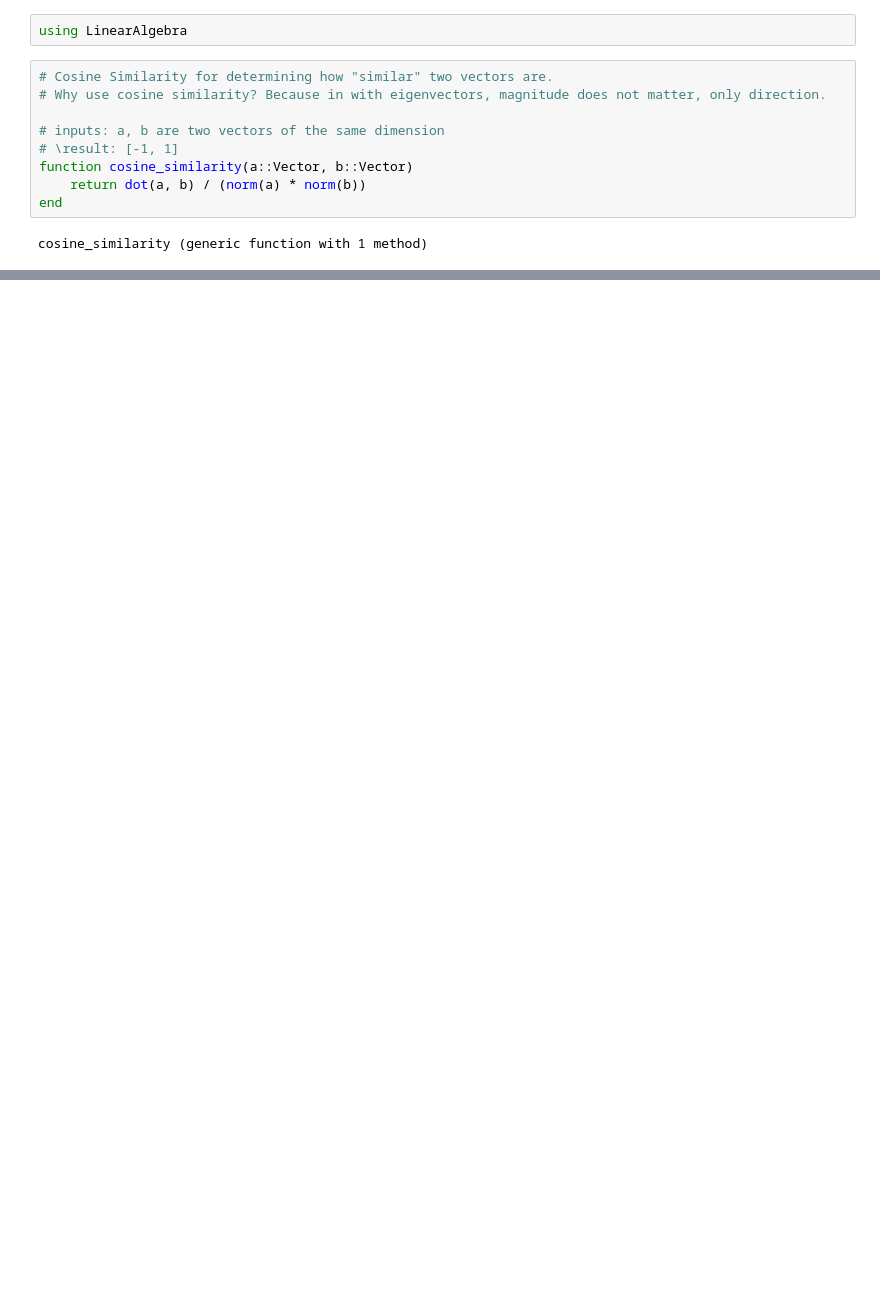
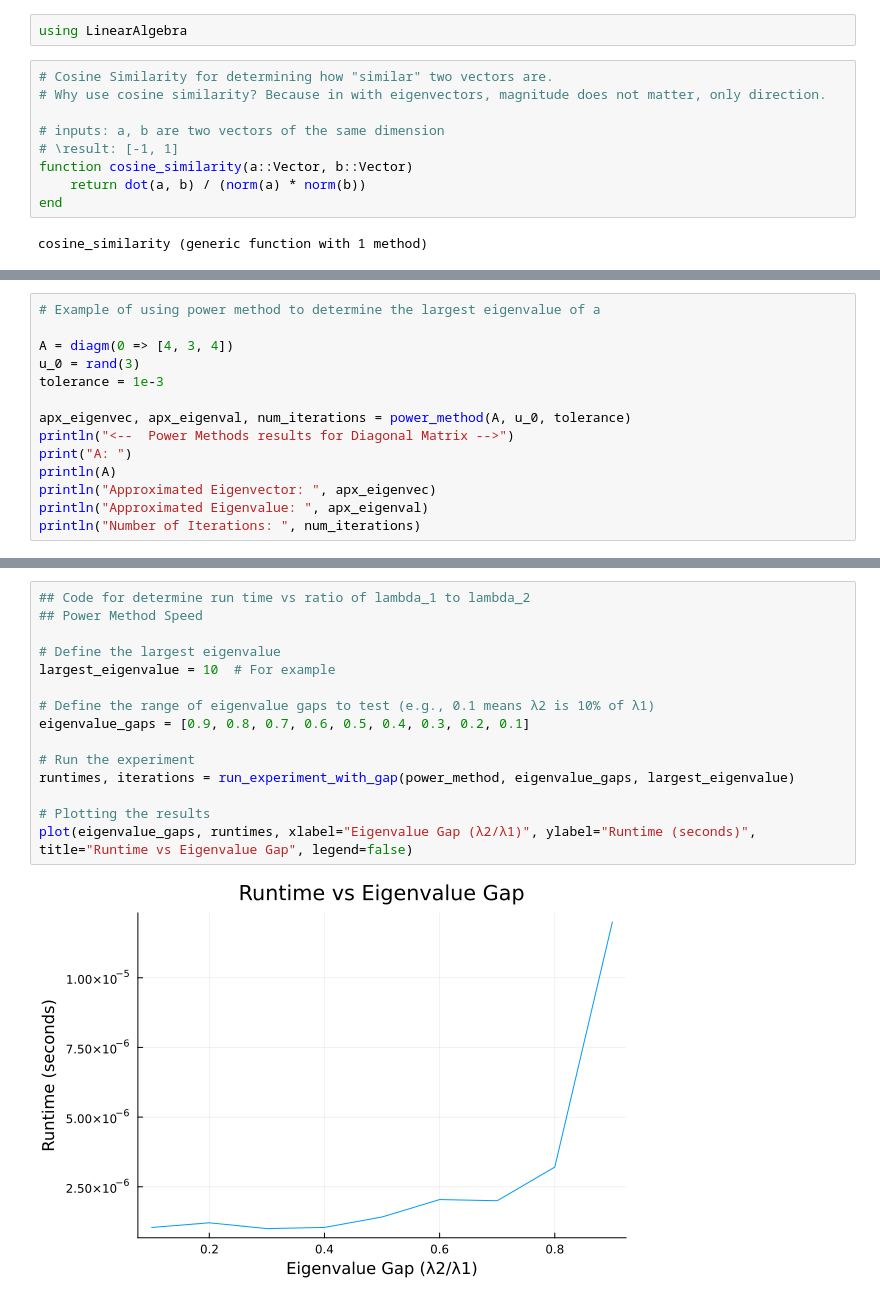
Before and after one commit to raphael2G/iterative_calculation_of_eigenvectors, a Jupyter notebook: iterativeCalculationOfEigenvectors.ipynb, the cells around one changed output, grey strips where cells are left out. Drawn from its saved outputs; the diff is of its cells as text; blank space fills up the shorter version.

Commit message:
correcting failure to upload graphs initially

```diff
--- a/iterativeCalculationOfEigenvectors.ipynb
+++ b/iterativeCalculationOfEigenvectors.ipynb
@@ -183,0 +195,14 @@ println("Number of Iterations: ", num_iterations)
+# %%
+# Example of using power method to determine the largest eigenvalue of a
+
+A = diagm(0 => [4, 3, 4])
+u_0 = rand(3)
+tolerance = 1e-3
+
+apx_eigenvec, apx_eigenval, num_iterations = power_method(A, u_0, tolerance)
+println("<--  Power Methods results for Diagonal Matrix -->")
+print("A: ")
+println(A)
+println("Approximated Eigenvector: ", apx_eigenvec)
+println("Approximated Eigenvalue: ", apx_eigenval)
+println("Number of Iterations: ", num_iterations)
@@ -183,0 +261,17 @@ println("Number of Iterations: ", num_iterations)
+# %%
+## Code for determine run time vs ratio of lambda_1 to lambda_2
+## Power Method Speed
+
+# Define the largest eigenvalue
+largest_eigenvalue = 10  # For example
+
+# Define the range of eigenvalue gaps to test (e.g., 0.1 means λ2 is 10% of λ1)
+eigenvalue_gaps = [0.9, 0.8, 0.7, 0.6, 0.5, 0.4, 0.3, 0.2, 0.1]
+
+# Run the experiment
+runtimes, iterations = run_experiment_with_gap(power_method, eigenvalue_gaps, largest_eigenvalue)
+
+# Plotting the results
+plot(eigenvalue_gaps, runtimes, xlabel="Eigenvalue Gap (λ2/λ1)", ylabel="Runtime (seconds)", title="Runtime vs Eigenvalue Gap", legend=false)
+# %% [output]
+[figure, added]
```
Also changed, not shown: parts of 10 cells of this notebook.
